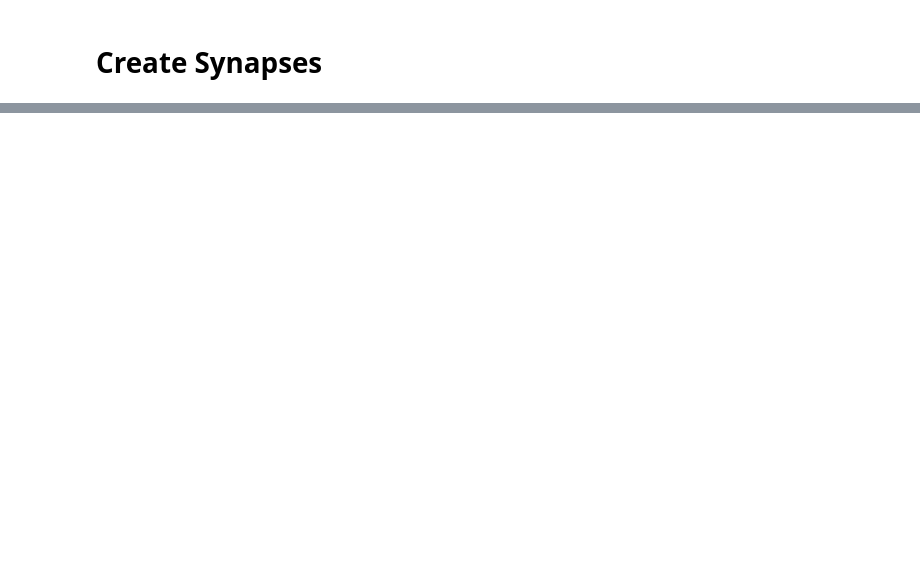
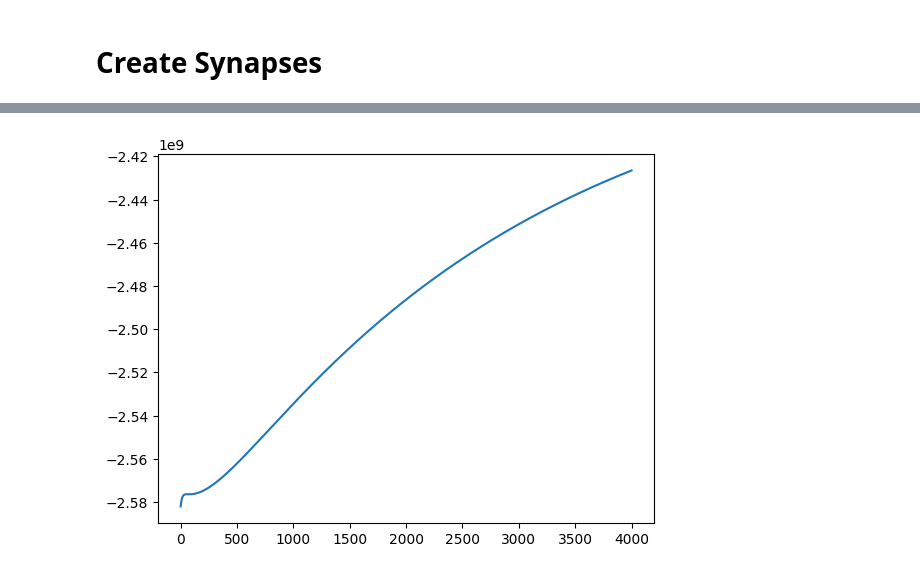
Before and after one commit to moistsoy/population_coding, a Jupyter notebook: otani_model.ipynb, the cells around one changed output, grey strips where cells are left out. Drawn from its saved outputs; the diff is of its cells as text; code cells hidden in the pictures; blank space fills up the shorter version.

```diff
--- a/otani_model.ipynb
+++ b/otani_model.ipynb
@@ -154,0 +566,53 @@ h.topology()
+# %%
+stim = h.IClamp(dend(0.5))
+
+stim.delay = 100
+stim.dur = 500
+stim.amp = 0.4
+
+syn = NMDASynapse(soma)
+
+v_dend = h.Vector().record(soma(0.5)._ref_v)             # Membrane potential vector
+t_dend = h.Vector().record(h._ref_t)
+
+h.finitialize(-65 * mV)
+h.continuerun(100 * ms)
+# print(np.array(v_dend))
+
+refractory_period = 2
+
+for i, v in enumerate(np.array(v_dend)):
+
+    spike_time = 0
+
+    if v > 30:
+
+        spike_time = np.array(t_dend)[i]
+
+        if np.array(t_dend)[i] - syn.spike_times[-1] > refractory_period :
+
+            syn.activate(spike_time)
+
+
+    conductance, current  = syn.update(np.array(t_dend)[i], v)
+
+# v_soma = h.Vector().record(soma(0.5)._ref_v)
+# t_soma = h.Vector().record(h._ref_t)
+
+h.finitialize(-65 * mV)
+h.continuerun(1000 * ms)
+
+v_nmda_vec = []
+
+for i, cur in enumerate(current):
+    v_nmda_vec.append(cur / conductance[i])
+
+# print(np.array(v_soma))
+
+# # v = h.Vector().record(soma(0.5)._ref_v)             # Membrane potential vector
+# # t = h.Vector().record(h._ref_t)                     # Time stamp vector
+
+plt.plot(v_nmda_vec ,  label="t_AMPA vs. V")
+plt.show()
+# %% [output]
+[figure, added]
```
Also changed, not shown: parts of 23 cells of this notebook, 57 other files.
